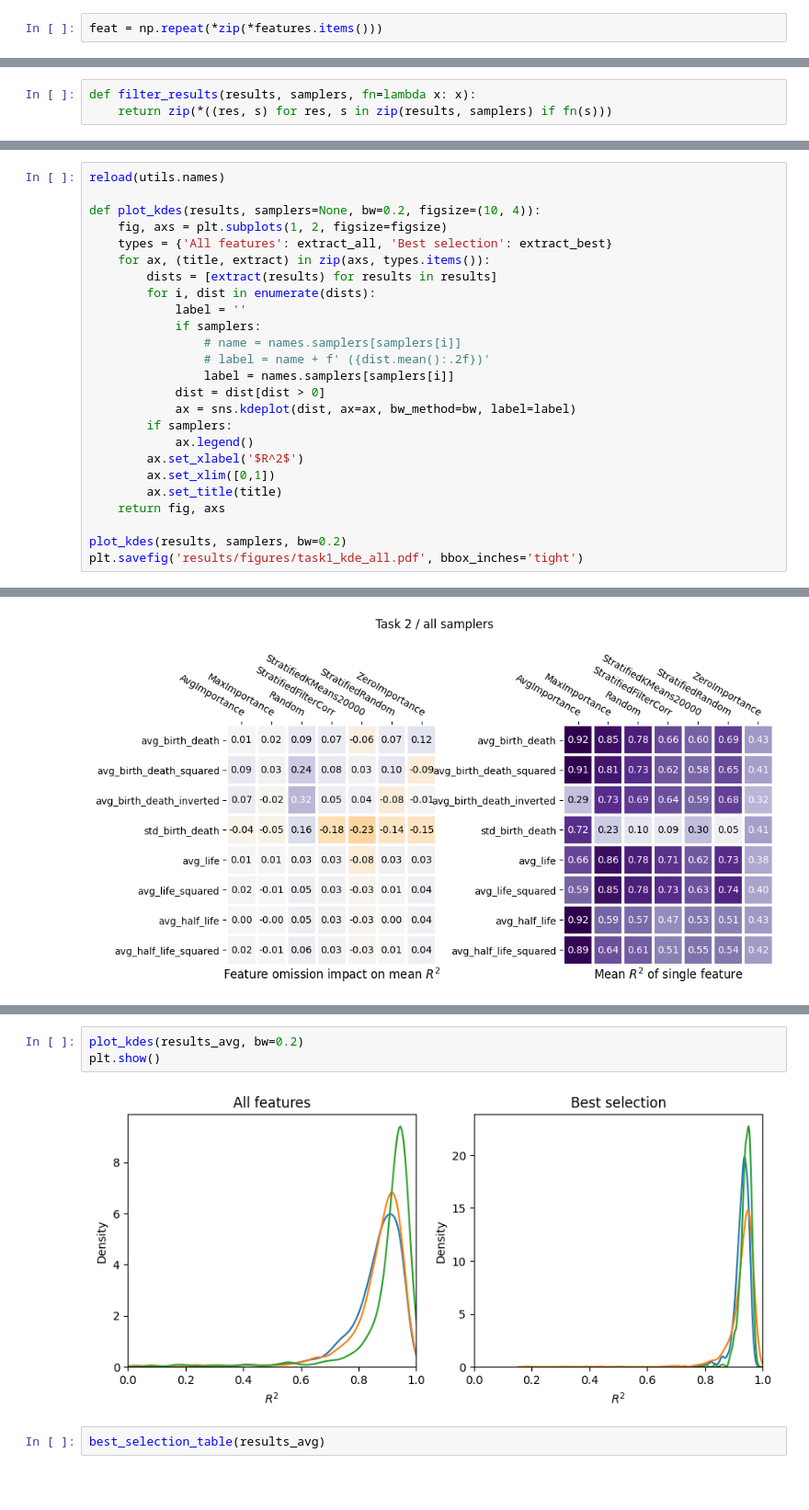
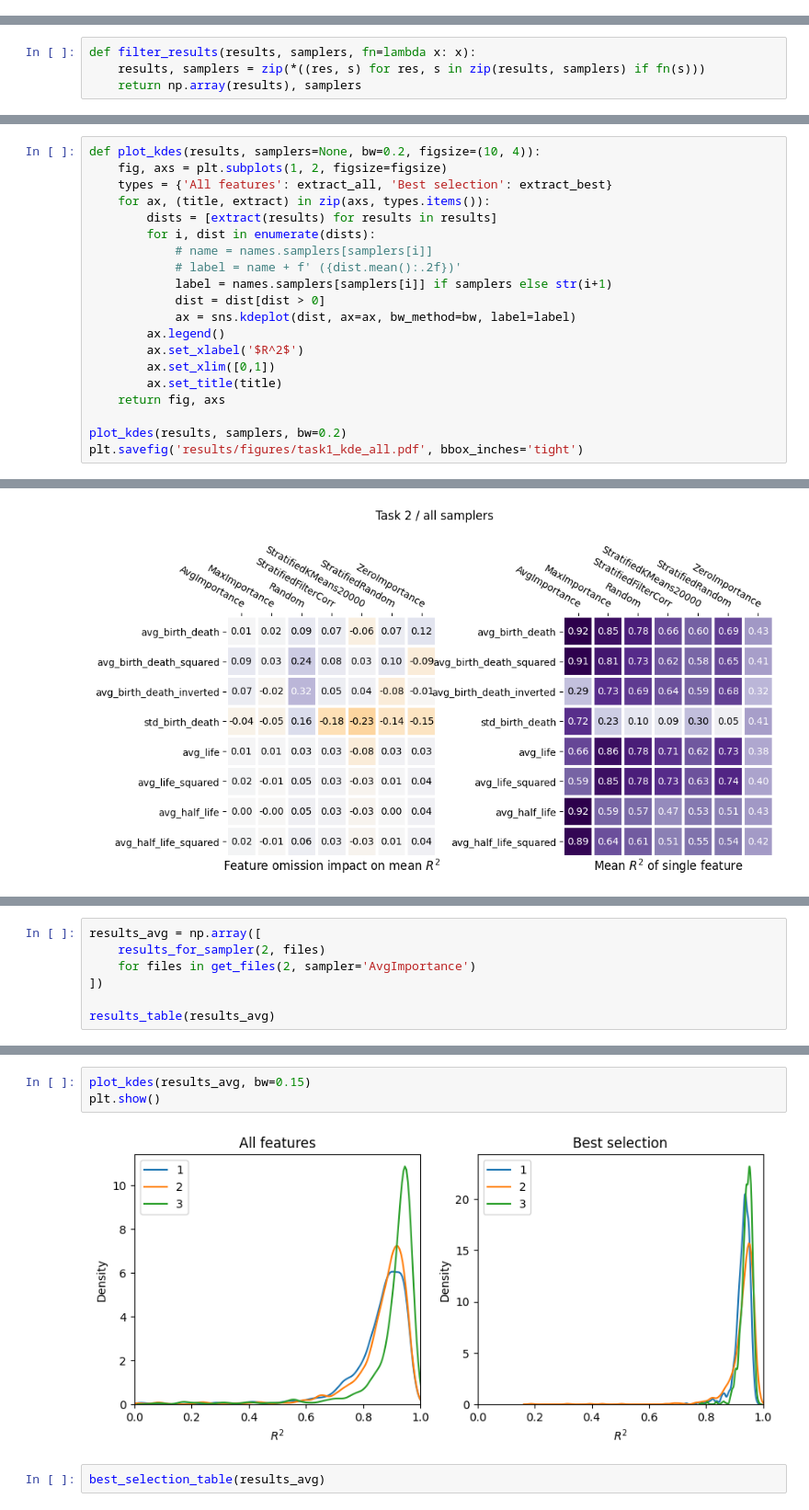
Before and after one commit to carpelli/tfm, a Jupyter notebook: tfm/notebooks/regression.ipynb, the cells around one changed output, grey strips where cells are left out. Shown at 92% size. Drawn from its saved outputs; the diff is of its cells as text; blank space fills up the shorter version.

```diff
--- a/tfm/notebooks/regression.ipynb
+++ b/tfm/notebooks/regression.ipynb
@@ -38,5 +37,3 @@ r2s, coeffs = res[0], res[1:]
 r2s.mean()
 # %% [output]
 NameError: name 'nb_utils' is not defined
-# %%
-feat = np.repeat(*zip(*features.items()))
@@ -102,7 +91,8 @@ def extract_all(results):
 	return results[-1]
 # %%
 def filter_results(results, samplers, fn=lambda x: x):
-	return zip(*((res, s) for res, s in zip(results, samplers) if fn(s)))
+	results, samplers = zip(*((res, s) for res, s in zip(results, samplers) if fn(s)))
+	return np.array(results), samplers
 # %%
 results, samplers = filter_results(*results_all_samplers(1), lambda x: '-' not in x)
 
@@ -138,23 +164,18 @@ len(combinations)
 # %% [markdown]
 ### KDE plots
 # %%
-reload(utils.names)
-
 def plot_kdes(results, samplers=None, bw=0.2, figsize=(10, 4)):
 	fig, axs = plt.subplots(1, 2, figsize=figsize)
 	types = {'All features': extract_all, 'Best selection': extract_best}
 	for ax, (title, extract) in zip(axs, types.items()):
 		dists = [extract(results) for results in results]
 		for i, dist in enumerate(dists):
-			label = ''
-			if samplers:
-				# name = names.samplers[samplers[i]]
-				# label = name + f' ({dist.mean():.2f})'
-				label = names.samplers[samplers[i]]
+			# name = names.samplers[samplers[i]]
+			# label = name + f' ({dist.mean():.2f})'
+			label = names.samplers[samplers[i]] if samplers else str(i+1)
 			dist = dist[dist > 0]
 			ax = sns.kdeplot(dist, ax=ax, bw_method=bw, label=label)
-		if samplers:
-			ax.legend()
+		ax.legend()
 		ax.set_xlabel('$R^2$')
 		ax.set_xlim([0,1])
 		ax.set_title(title)
@@ -319,0 +348,7 @@ Calculating task2/AvgImportance/23.01.05-14.32.50
+# %%
+results_avg = np.array([
+	results_for_sampler(2, files)
+	for files in get_files(2, sampler='AvgImportance')
+])
+
+results_table(results_avg)
@@ -320,8 +381,8 @@ Calculating task2/AvgImportance/23.01.05-14.32.50
 # %%
-plot_kdes(results_avg, bw=0.2)
+plot_kdes(results_avg, bw=0.15)
 plt.show()
 # %% [output]
-[figure, old version]
+[figure, new version]
 # %%
 best_selection_table(results_avg)
 # %% [output]
```
Also changed, not shown: parts of 21 cells of this notebook, 3 other files.
